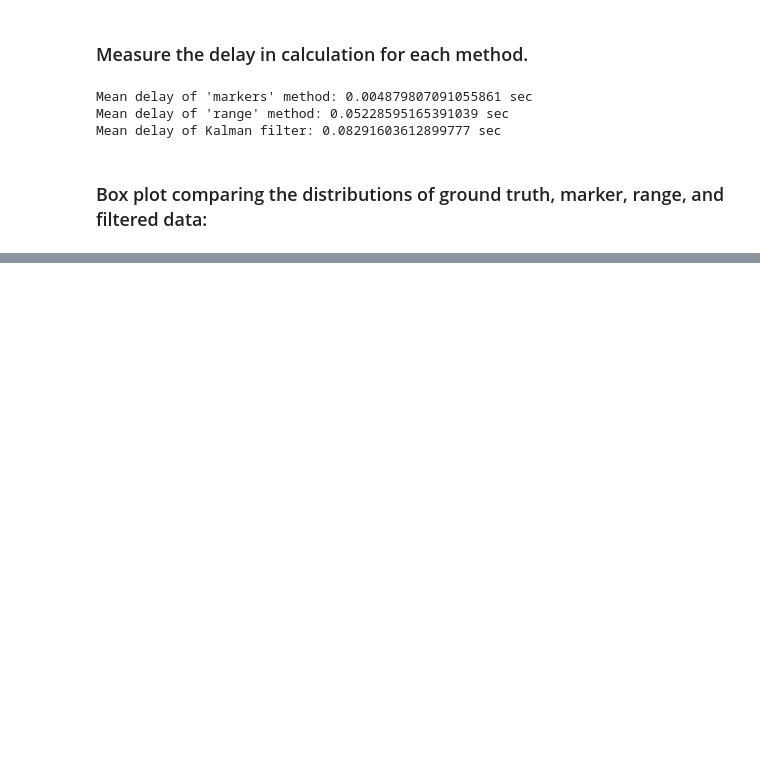
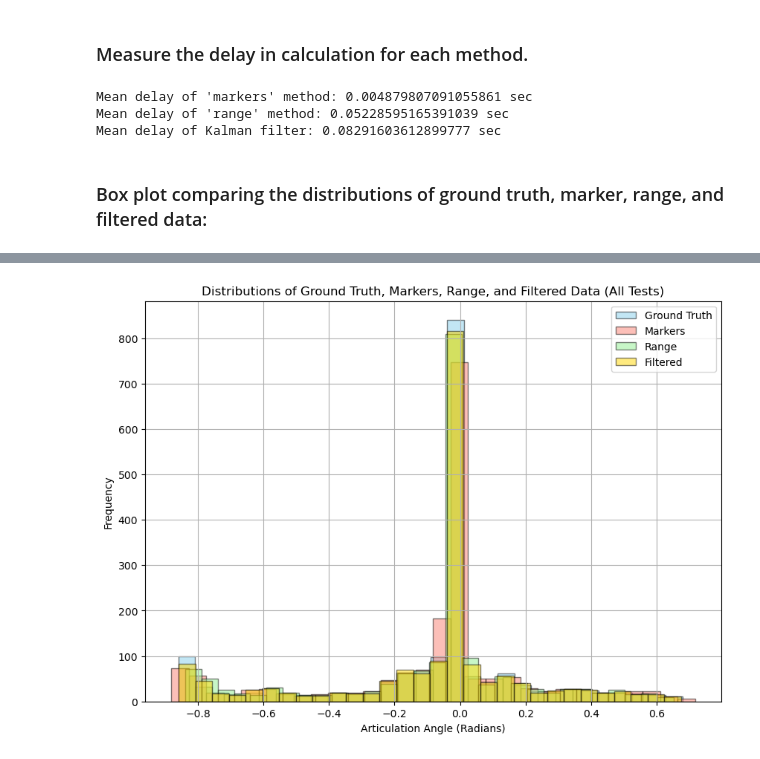
Before and after one commit to RlNZLER/trailer_adas, a Jupyter notebook: src/other/process_data.ipynb, the cells around one changed output, grey strips where cells are left out. Drawn from its saved outputs; the diff is of its cells as text; code cells hidden in the pictures; blank space fills up the shorter version.

```diff
--- a/process_data.ipynb
+++ b/src/other/process_data.ipynb
@@ -181,3 +217,47 @@ Mean delay of Kalman filter: 0.08291603612899777 sec
+# %%
+import os
+import pandas as pd
+import matplotlib.pyplot as plt
+
+# Initialize an empty list to store data from all tests
+all_data = []
+
+# Define the number of scenarios and tests
+scenario = 1  # Update this based on your specific scenarios
+num_tests = 5  # Assuming there are 5 tests per scenario
+
+# Loop through each scenario and test, and read the CSV files
+for test in range(1, num_tests + 1):
+    directory = f'Tests/Scenario {scenario}/Test{test}/'
+    file_path = os.path.join(directory, 'aggregated_data.csv')
+
+    # Read the CSV file
+    if os.path.exists(file_path):
+        data = pd.read_csv(file_path)
+        all_data.append(data)
+
+# Concatenate all the data into a single DataFrame
+combined_data = pd.concat(all_data, ignore_index=True)
+
+# Prepare histograms for all methods: ground truth, marker, range, and filtered
+plt.figure(figsize=(10, 7))
+# Set alpha for transparency so that overlapping areas are visible
+plt.hist(combined_data['ground_truth'], bins=30, alpha=0.5, label='Ground Truth', color='skyblue', edgecolor='black')
+plt.hist(combined_data['markers'], bins=30, alpha=0.5, label='Markers', color='salmon', edgecolor='black')
+plt.hist(combined_data['range'], bins=30, alpha=0.5, label='Range', color='lightgreen', edgecolor='black')
+plt.hist(combined_data['filtered'], bins=30, alpha=0.5, label='Filtered', color='gold', edgecolor='black')
+
+plt.title('Distributions of Ground Truth, Markers, Range, and Filtered Data (All Tests)')
+plt.xlabel('Articulation Angle (Radians)')
+plt.ylabel('Frequency')
+plt.legend()  # Add a legend to help identify the histograms
+plt.grid(True)
+
+# Save and show the plot
+plt.savefig(f'Tests/Scenario 1/SC1_histograms_overlap.png', format='png')  # Ensure the directory exists or handle directory creation
+plt.show()
+# %% [output]
+[figure, added]
 # %%
 # Initialize an empty list to store data from all tests
 all_data = []
```
Also changed, not shown: parts of 2 cells of this notebook, 14 other files.
